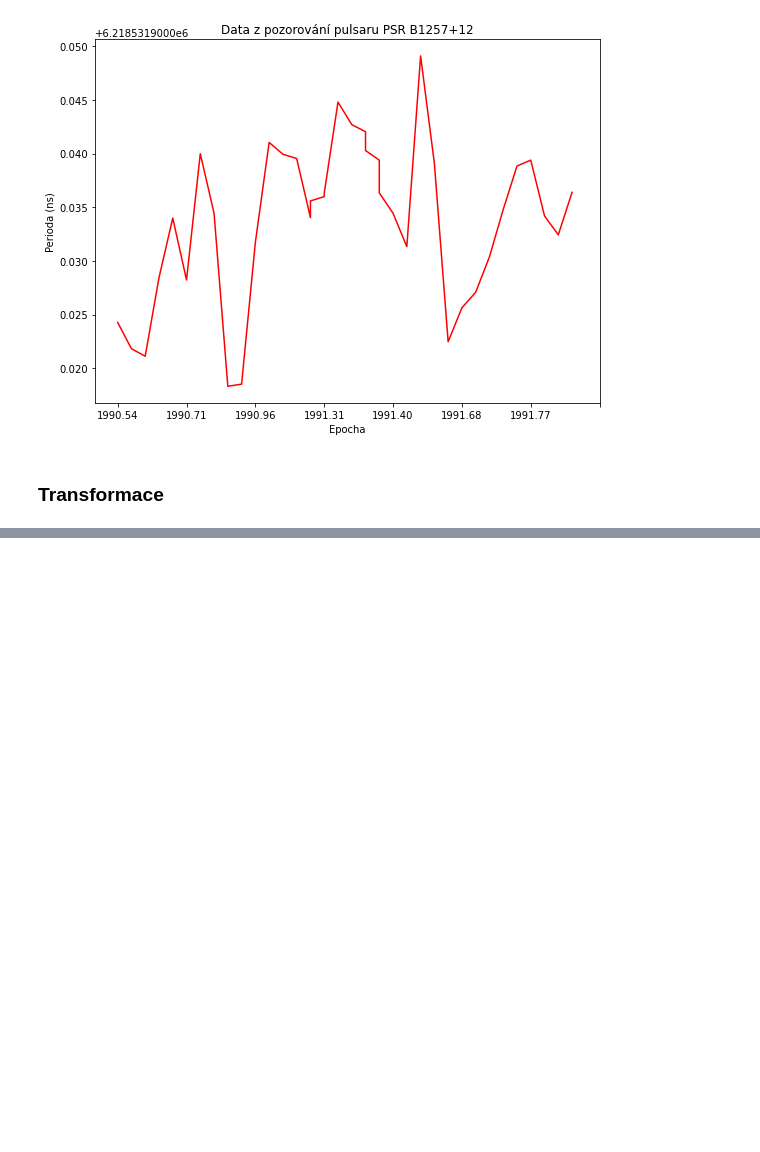
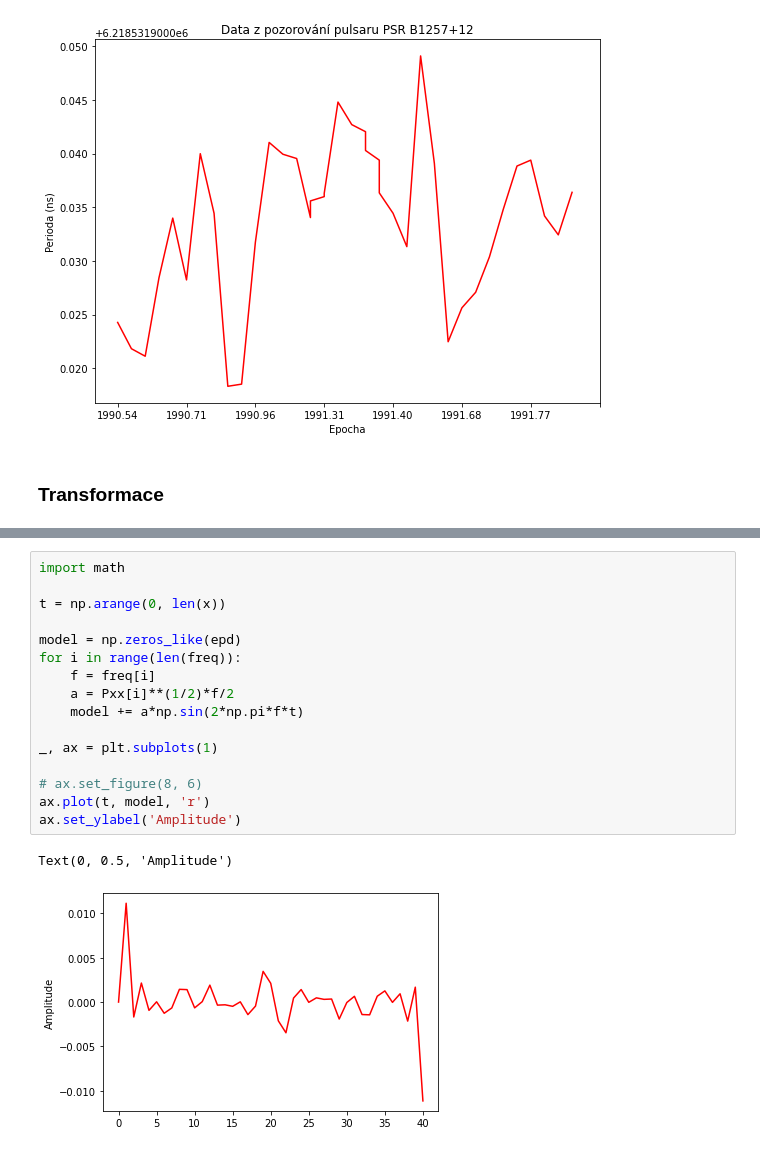
Before and after one commit to chutommy/jupyter_scripts, a Jupyter notebook: analysis.ipynb, the cells around one changed output, grey strips where cells are left out. Cells and saved outputs as stored; diff of their text form; blank space fills up the shorter version.

```diff
--- a/analysis.ipynb
+++ b/analysis.ipynb
@@ -90,0 +94,19 @@ plt.show()
+# %%
+import math
+
+t = np.arange(0, len(x))
+
+model = np.zeros_like(epd)
+for i in range(len(freq)):
+    f = freq[i]
+    a = Pxx[i]**(1/2)*f/2
+    model += a*np.sin(2*np.pi*f*t)
+
+_, ax = plt.subplots(1)
+
+# ax.set_figure(8, 6)
+ax.plot(t, model, 'r')
+ax.set_ylabel('Amplitude')
+# %% [output]
+Text(0, 0.5, 'Amplitude')
+[figure, added]
```
Also changed, not shown: parts of 2 cells of this notebook.
